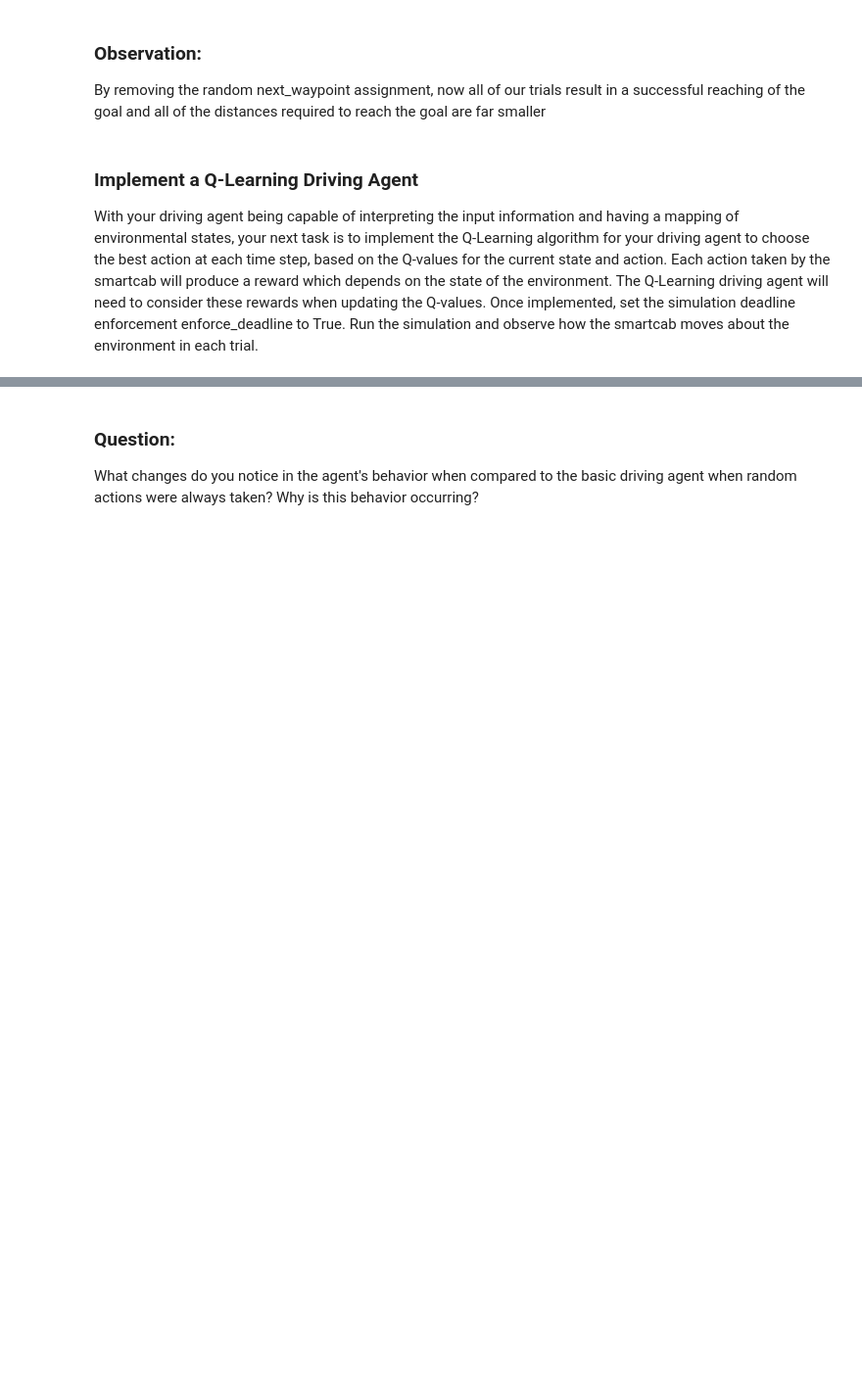
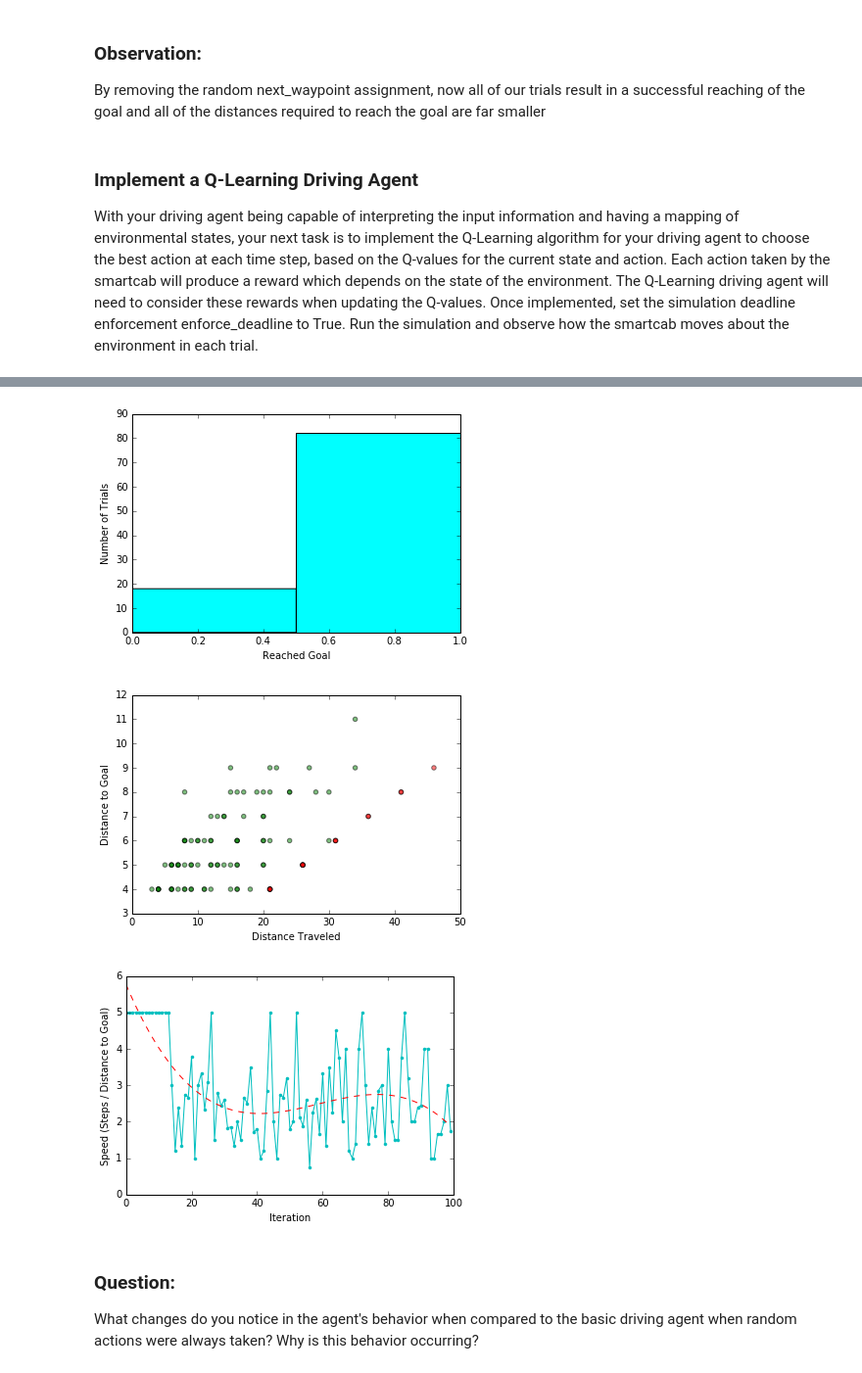
Before and after one commit to gilakos/machine-learning, a Jupyter notebook: projects/smartcab/smartcab/smartcab_report.ipynb, the cells around one changed output, grey strips where cells are left out. Shown: that part at 98% size. Saved outputs shown, nothing was run; the diff lists cells and outputs as text; code cells hidden in the pictures; blank space fills up the shorter version.

Commit message:
P4 Step 3

```diff
--- a/projects/smartcab/smartcab/smartcab_report.ipynb
+++ b/projects/smartcab/smartcab/smartcab_report.ipynb
@@ -190,3 +315,28 @@ With your driving agent being capable of interpreting the input information and
+# %%
+# the histogram of the data
+plt.hist(df['reached'], bins=2, facecolor='cyan')
+plt.xlabel('Reached Goal')
+plt.ylabel('Number of Trials')
+plt.show()
+
+# the scatterplot of distance traveled versus goal distance
+plt.scatter(df['distance_traveled'], df['goal_distance'], c=df['color'], alpha=0.5)
+plt.xlabel('Distance Traveled')
+plt.ylabel('Distance to Goal')
+plt.show()
+
+# the speed over time to see if the agent is learning
+x = df.index
+z = np.polyfit(df.index,df['speed'],3)
+p = np.poly1d(z)
+plt.plot(x, df['speed'],'c.-',x,p(x),'r--')
+plt.xlabel('Iteration')
+plt.ylabel('Speed (Steps / Distance to Goal)')
+plt.show()
+# %% [output]
+[figure, added]
+[figure, added]
+[figure, added]
 # %% [markdown]
 ### Question:
 
```
Also changed, not shown: parts of 3 cells of this notebook, 2 other files.
